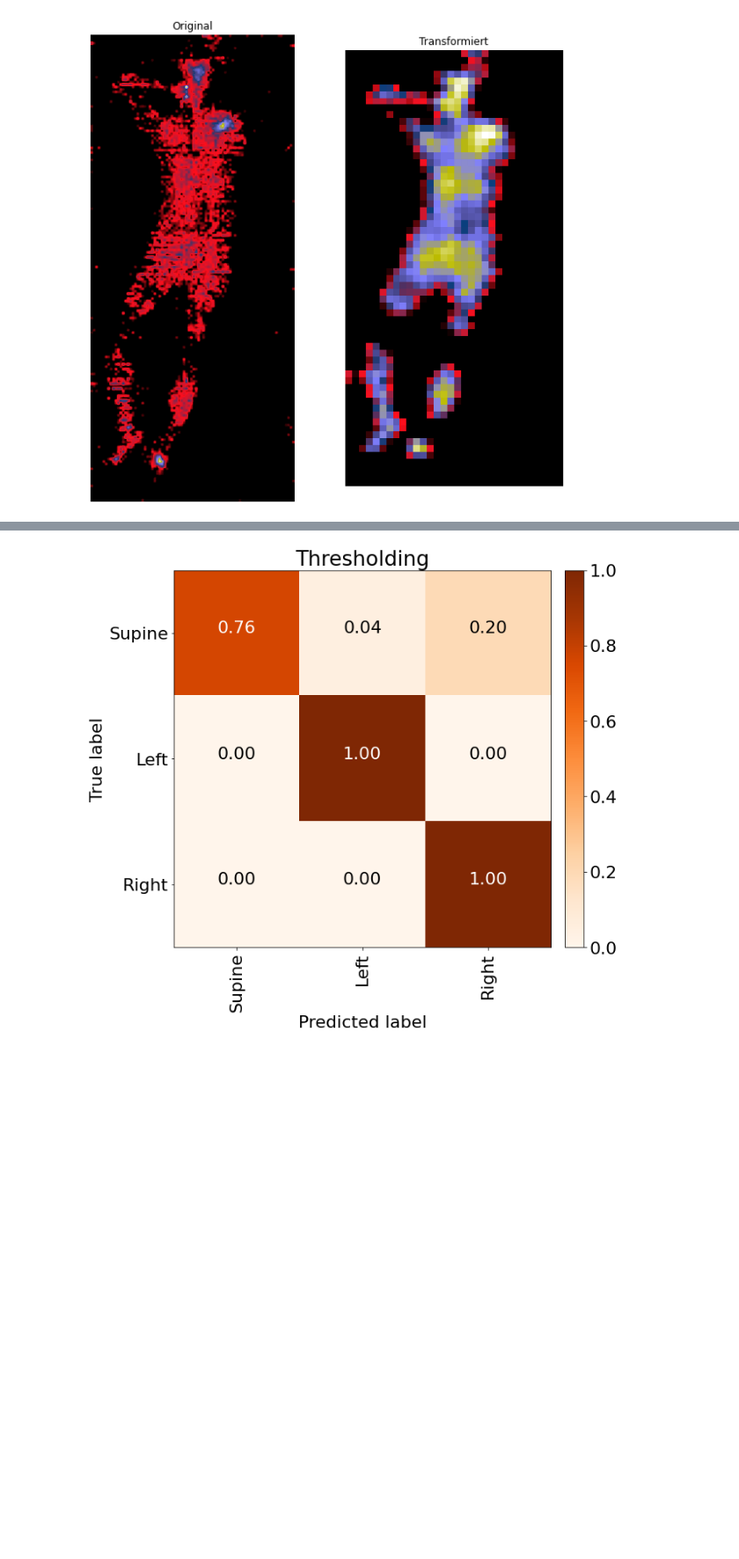
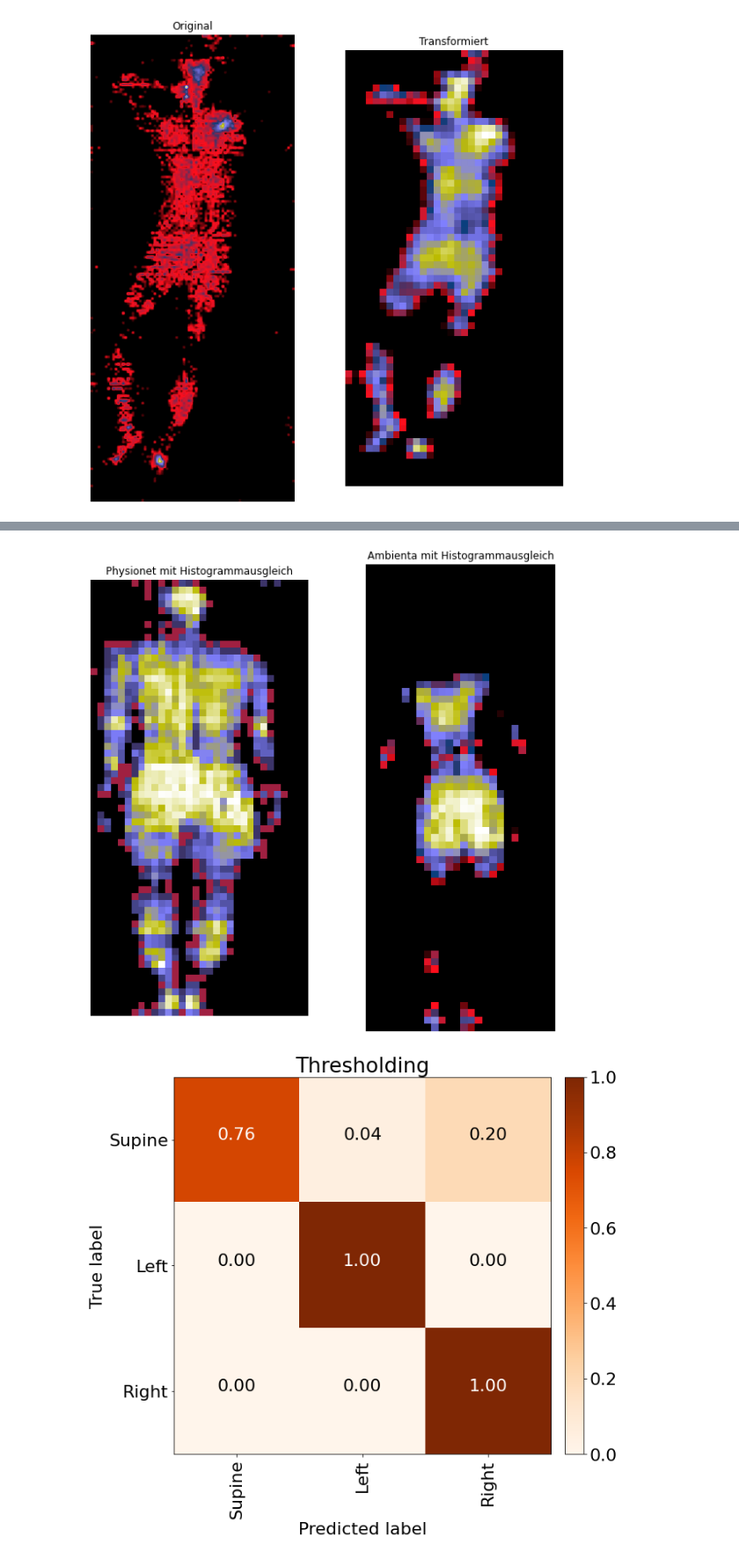
Before and after one commit to jb3rndt/wisemat-posture-classification, a Jupyter notebook: plots.ipynb, the cells around one changed output, grey strips where cells are left out. Shown at 88% size. Cells and saved outputs as stored; diff of their text form; code cells hidden in the pictures; blank space fills up the shorter version.

```diff
--- a/plots.ipynb
+++ b/plots.ipynb
@@ -107,3 +115,18 @@ for i, (col, image) in enumerate(zip(axs, images)):
+# %%
+t = torchvision.transforms.Compose(
+    [
+        NormalizeMinMax(),
+        EqualizeHist(),
+    ]
+)
+
+images = [t(physionet[7][0]), t(ambienta[70][0])]
+
+fig, axs = plt.subplots(1, 2, figsize=(10, 10))
+for i, (col, image) in enumerate(zip(axs, images)):
+    plot_image(image, title="Physionet mit Histogrammausgleich" if i == 0 else "Ambienta mit Histogrammausgleich", ax=col)
+# %% [output]
+[figure, added]
 # %%
 path = Path("runs").joinpath("2022-05-30_08-42-10_Baseline").joinpath("confmat.npy")
 conf_mat = np.load(str(path))
```
Also changed, not shown: parts of 2 cells of this notebook, 8 other files.
